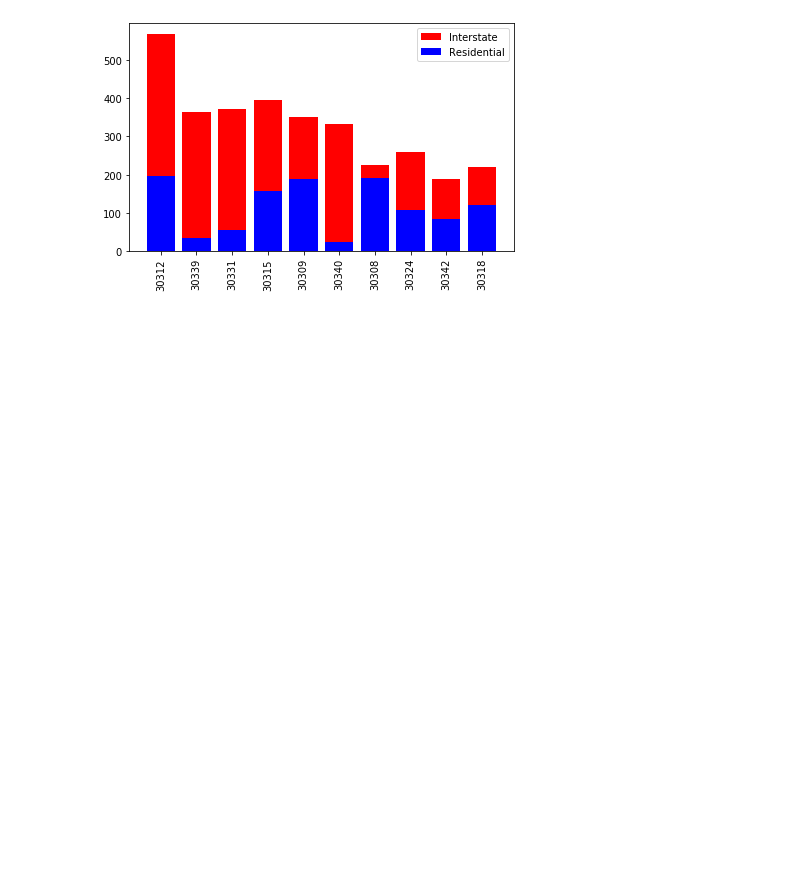
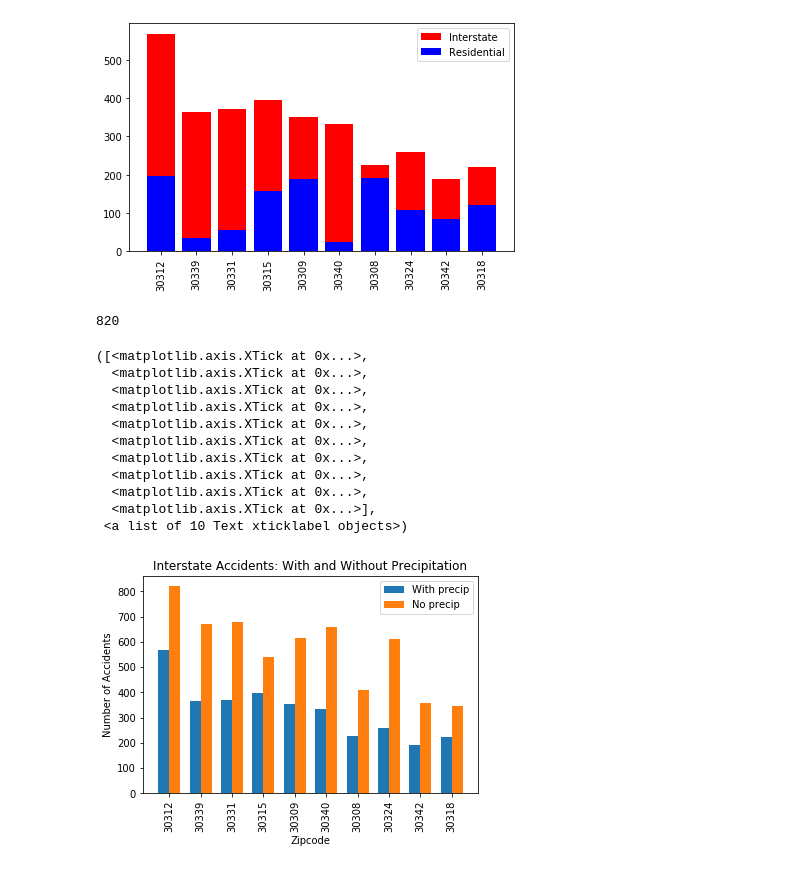
Before and after one commit to alexcaughman/iteration_station, a Jupyter notebook: Analysis_AP_7_4_20.ipynb, the cells around one changed output. Saved outputs shown, nothing was run; the diff lists cells and outputs as text; code cells hidden in the pictures; blank space fills up the shorter version.

Commit message:
Adding interstate vs residential comparison

```diff
--- a/Analysis_AP_7_4_20.ipynb
+++ b/Analysis_AP_7_4_20.ipynb
@@ -440,3 +443,67 @@ plt.xticks(rotation='vertical')
 plt.tight_layout()
 # %% [output]
 [figure]
+# %%
+#Interstate vs Residential Rds
+# zipcodes = [30312, 30339, 30331, 30315, 30309, 30340, 30308, 30324, 30342, 30318]
+#30312
+y_30312_I_base = zip_30312_df_baseline["Interstate_ct"].sum()
+y_30312_R_base = zip_30312_df_baseline["Residential_ct"].sum()
+#30339
+y_30339_I_base = zip_30339_df_baseline["Interstate_ct"].sum()
+y_30339_R_base = zip_30339_df_baseline["Residential_ct"].sum()
+#30331
+y_30331_I_base = zip_30331_df_baseline["Interstate_ct"].sum()
+y_30331_R_base = zip_30331_df_baseline["Residential_ct"].sum()
+#30315
+y_30315_I_base = zip_30315_df_baseline["Interstate_ct"].sum()
+y_30315_R_base = zip_30315_df_baseline["Residential_ct"].sum()
+#30309
+y_30309_I_base = zip_30309_df_baseline["Interstate_ct"].sum()
+y_30309_R_base = zip_30309_df_baseline["Residential_ct"].sum()
+#30340
+y_30340_I_base = zip_30340_df_baseline["Interstate_ct"].sum()
+y_30340_R_base = zip_30340_df_baseline["Residential_ct"].sum()
+#30308
+y_30308_I_base = zip_30308_df_baseline["Interstate_ct"].sum()
+y_30308_R_base = zip_30308_df_baseline["Residential_ct"].sum()
+#30324
+y_30324_I_base = zip_30324_df_baseline["Interstate_ct"].sum()
+y_30324_R_base = zip_30324_df_baseline["Residential_ct"].sum()
+#30342
+y_30342_I_base = zip_30342_df_baseline["Interstate_ct"].sum()
+y_30342_R_base = zip_30342_df_baseline["Residential_ct"].sum()
+#30318
+y_30318_I_base = zip_30318_df_baseline["Interstate_ct"].sum()
+y_30318_R_base = zip_30318_df_baseline["Residential_ct"].sum()
+# %% [output]
+820
+# %%
+zipcodes = [30312, 30339, 30331, 30315, 30309, 30340, 30308, 30324, 30342, 30318]
+indx = np.arange(len(zipcodes))
+I_counts_precip = [y_30312_I,y_30339_I,y_30331_I,y_30315_I,y_30309_I,y_30340_I,y_30308_I,y_30324_I,y_30342_I,y_30318_I]
+I_counts_no_precip = [y_30312_I_base,y_30339_I_base,y_30331_I_base,y_30315_I_base,y_30309_I_base,y_30340_I_base,y_30308_I_base,y_30324_I_base,y_30342_I_base,y_30318_I_base]
+bar_width = 0.35
+
+fig, ax = plt.subplots()
+inter_precip = ax.bar(indx - bar_width/2, I_counts_precip, bar_width, label='With precip')
+inter_no_precip = ax.bar(indx + bar_width/2, I_counts_no_precip, bar_width, label='No precip')
+plt.title("Interstate Accidents: With and Without Precipitation")
+plt.legend(loc="upper right")
+plt.xlabel("Zipcode")
+plt.ylabel("Number of Accidents")
+tick_locations = indx
+plt.xticks(tick_locations, zipcodes, rotation = 'vertical')
+# %% [output]
+([<matplotlib.axis.XTick at 0x...>,
+  <matplotlib.axis.XTick at 0x...>,
+  <matplotlib.axis.XTick at 0x...>,
+  <matplotlib.axis.XTick at 0x...>,
+  <matplotlib.axis.XTick at 0x...>,
+  <matplotlib.axis.XTick at 0x...>,
+  <matplotlib.axis.XTick at 0x...>,
+  <matplotlib.axis.XTick at 0x...>,
+  <matplotlib.axis.XTick at 0x...>,
+  <matplotlib.axis.XTick at 0x...>],
+ <a list of 10 Text xticklabel objects>)
+[figure, added]
```
Also changed, not shown: parts of 13 cells of this notebook.
